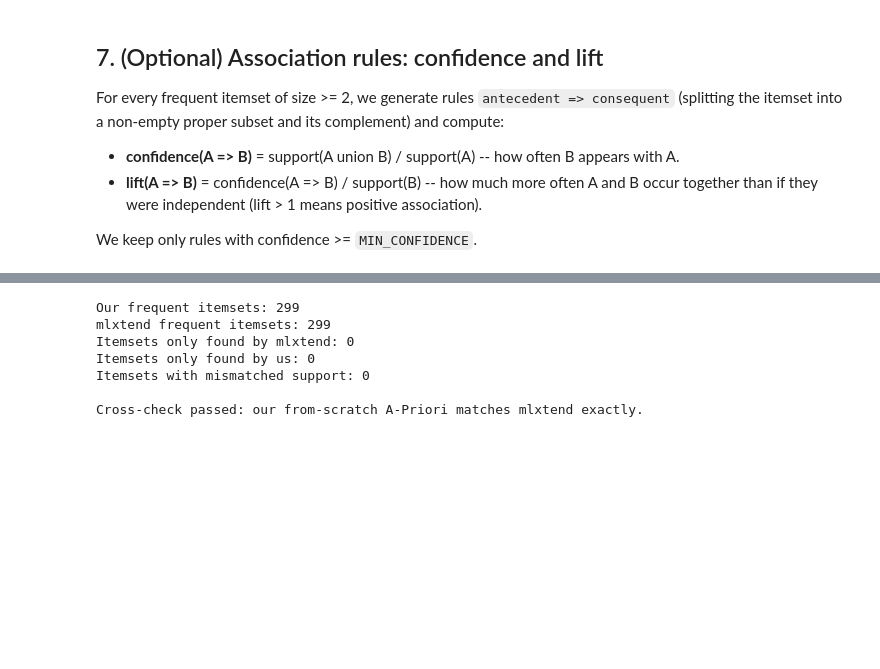
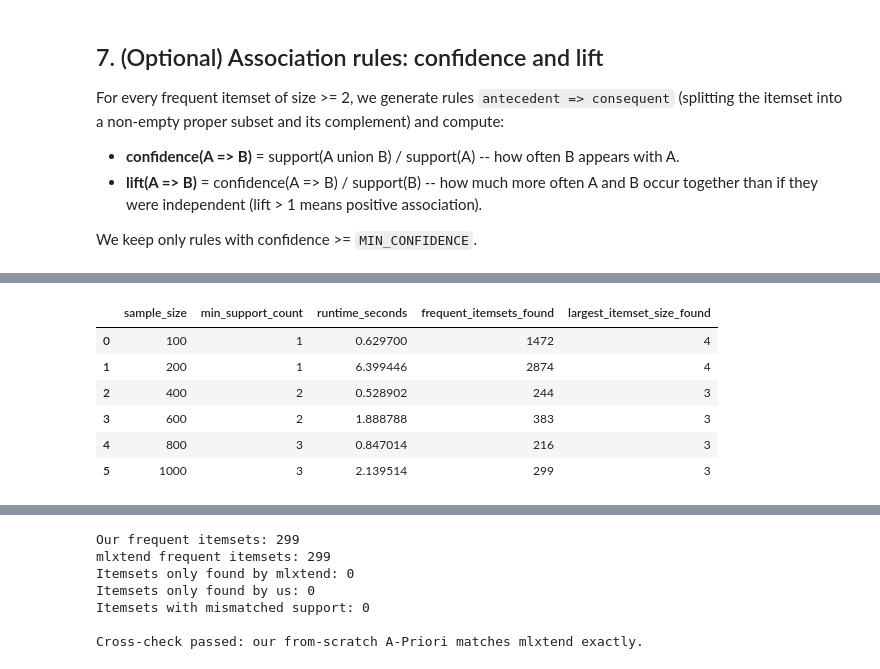
Before and after one commit to AregKarapetian/amd_market_basket_analysis, a Jupyter notebook: imdb_actor_apriori.ipynb, the cells around one changed output, grey strips where cells are left out. Saved outputs shown, nothing was run; the diff lists cells and outputs as text; code cells hidden in the pictures; blank space fills up the shorter version.

```diff
--- a/imdb_actor_apriori.ipynb
+++ b/imdb_actor_apriori.ipynb
@@ -576,0 +650,33 @@ Total rules with confidence >= 0.5: 46
+# %%
+SAMPLE_SIZES_TO_TEST = [100, 200, 400, 600, 800, 1000]
+
+scalability_rows = []
+for sample_size in SAMPLE_SIZES_TO_TEST:
+    if sample_size >= len(clean_df):
+        sampled_df = clean_df
+    else:
+        sampled_df = clean_df.sample(n=sample_size, random_state=RANDOM_SEED).reset_index(drop=True)
+
+    sample_baskets = [row_to_basket(row) for _, row in sampled_df.iterrows()]
+    sample_baskets = [basket for basket in sample_baskets if len(basket) > 0]
+
+    sample_result, elapsed_seconds = run_apriori_pipeline(sample_baskets, MIN_SUPPORT_FRACTION)
+
+    scalability_rows.append({
+        "sample_size": len(sample_baskets),
+        "min_support_count": math.ceil(MIN_SUPPORT_FRACTION * len(sample_baskets)),
+        "runtime_seconds": elapsed_seconds,
+        "frequent_itemsets_found": sum(len(itemsets) for itemsets in sample_result.values()),
+        "largest_itemset_size_found": max(sample_result.keys()),
+    })
+
+scalability_df = pd.DataFrame(scalability_rows)
+scalability_df
+# %% [output]
+|  | sample_size | min_support_count | runtime_seconds | frequent_itemsets_found | largest_itemset_size_found |
+| 0 | 100 | 1 | 0.629700 | 1472 | 4 |
+| 1 | 200 | 1 | 6.399446 | 2874 | 4 |
+| 2 | 400 | 2 | 0.528902 | 244 | 3 |
+| 3 | 600 | 2 | 1.888788 | 383 | 3 |
+| 4 | 800 | 3 | 0.847014 | 216 | 3 |
+| 5 | 1000 | 3 | 2.139514 | 299 | 3 |
```
Also changed, not shown: parts of 10 cells of this notebook, 7 other files.
